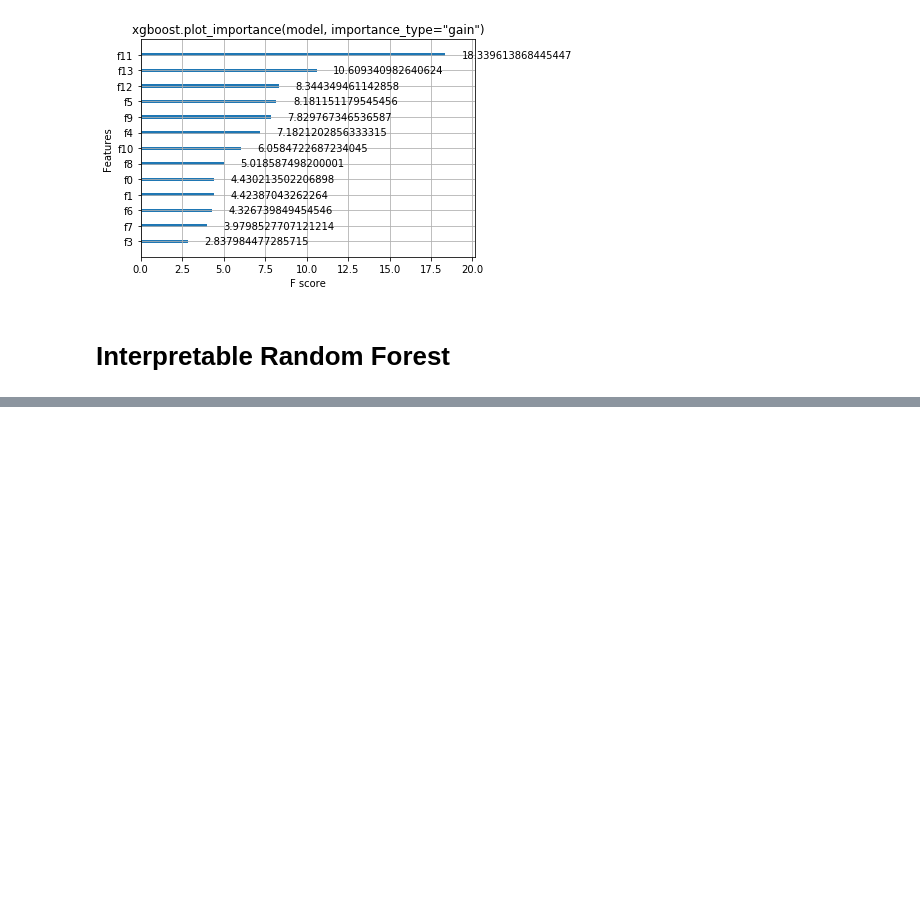
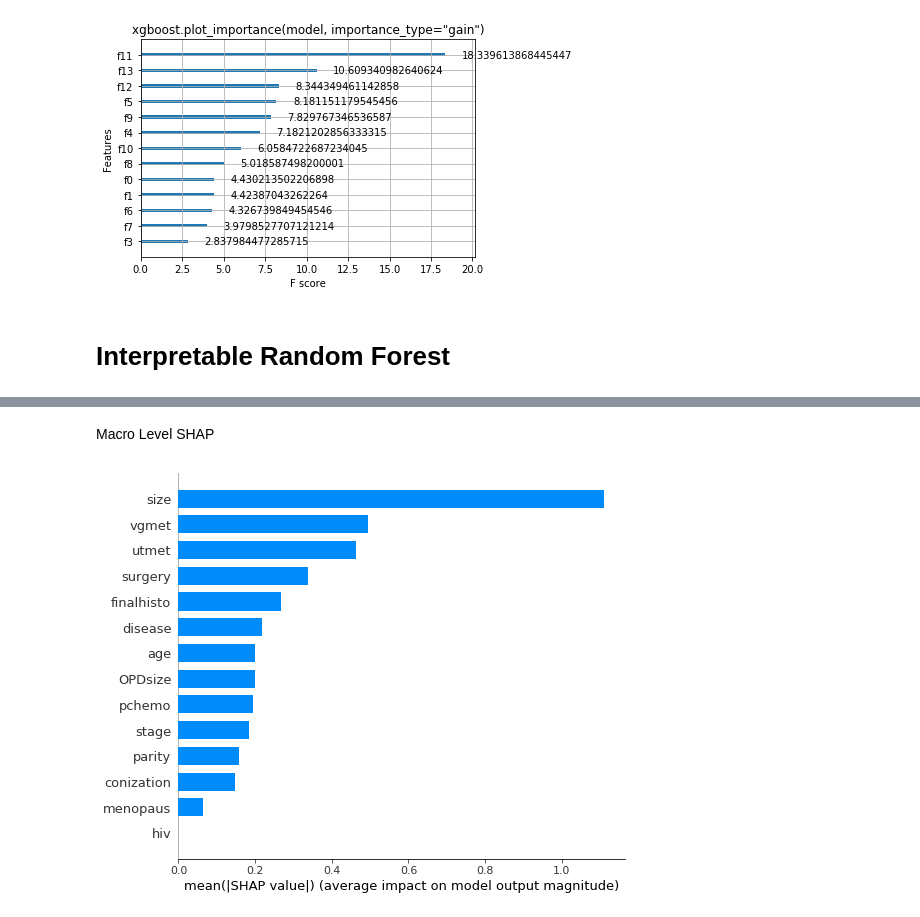
Before and after one commit to plenoi/CMU_DataScience, a Jupyter notebook: InterpretableML.ipynb, the cells around one changed output, grey strips where cells are left out. Saved outputs shown, nothing was run; the diff lists cells and outputs as text; code cells hidden in the pictures; blank space fills up the shorter version.

```diff
--- a/InterpretableML.ipynb
+++ b/InterpretableML.ipynb
@@ -152,0 +180,4 @@ Feature ranking:
+# %%
+import xgboost as xgb
+model = xgb.XGBClassifier(random_state=0, eta=0.01,objective= "binary:logistic", subsample=0.5)
+model.fit(X_train_norm, y_train)
@@ -152,0 +213,6 @@ Feature ranking:
+# %%
+#!pip install shap
+import shap
+explainerXGB = shap.TreeExplainer(model)
+shap_values_XGB_train = explainerXGB.shap_values(X_train_norm)
+shap_values_XGB_test = explainerXGB.shap_values(X_test_norm)
@@ -152,0 +225,6 @@ Feature ranking:
+# %% [markdown]
+Macro Level SHAP
+# %%
+shap.summary_plot(shap_values_XGB_train, X_train, plot_type="bar", feature_names=X.columns)
+# %% [output]
+[figure, added]
```
Also changed, not shown: parts of 19 cells of this notebook.
